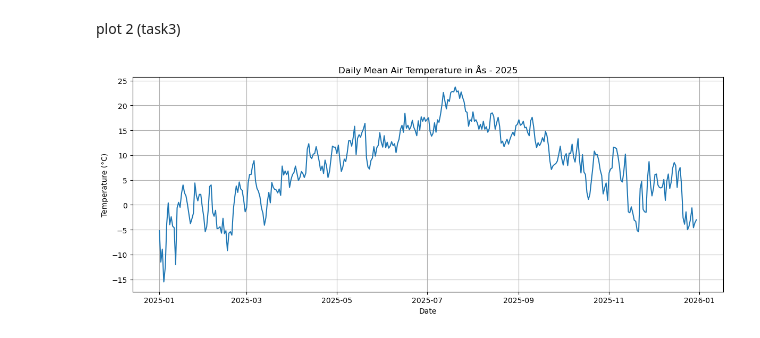
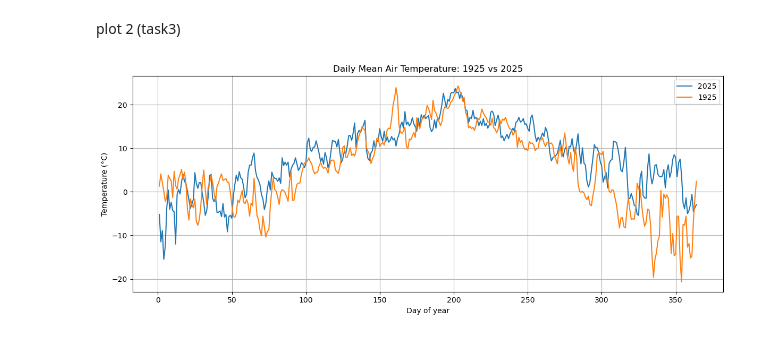
Before and after one commit to AmalieKristine2006/Deliverable_1, a Jupyter notebook: Task_3.ipynb, the cells around one changed output. Drawn from its saved outputs; the diff is of its cells as text; code cells hidden in the pictures.

Commit message:
task_3_plot

```diff
--- a/Task_3.ipynb
+++ b/Task_3.ipynb
@@ -71,56 +71,60 @@ plt.show()
 # %% [markdown]
 plot 2 (task3)
 # %%
-import requests
-import pandas as pd
-import matplotlib.pyplot as plt
-from frost_id import client_id
+# Requests the daily mean air temperature for all of 1925
+endpoint = 'https://frost.met.no/observations/v0.jsonld'
 
-client_id = client_id
-
-#Requests the daily mean air temperture for all of 2025
-endpoint = 'https://frost.met.no/observations/v0.jsonld'
-parameters = {
-'sources': 'SN17850',
-'elements': 'mean(air_temperature P1D)',
-'referencetime': '2025-01-01/2025-12-31',
+parameters_1925 = {
+    'sources': 'SN17850',
+    'elements': 'mean(air_temperature P1D)',
+    'referencetime': '1925-01-01/1925-12-31',
 }
 
 # Issue an HTTP GET request
-r = requests.get(endpoint, parameters, auth=(client_id,''))
+r_1925 = requests.get(
+    endpoint,
+    parameters_1925,
+    auth=(client_id, '')
+)
+
 # Extract JSON data
-data = r.json()
+data_1925 = r_1925.json()
 
-observations = data["data"]
+observations_1925 = data_1925["data"]
 
-df = pd.DataFrame(observations)
+df_1925 = pd.DataFrame(observations_1925)
 
-
-
-df["temperature"] = df["observations"].apply(
+df_1925["temperature"] = df_1925["observations"].apply(
     lambda x: x[0]["value"]
 )
 
-df["time"] = pd.to_datetime(df["referenceTime"])
+df_1925["time"] = pd.to_datetime(df_1925["referenceTime"])
 
+df["day"] = df["time"].dt.dayofyear
+df_1925["day"] = df_1925["time"].dt.dayofyear
 
+# Create a new figure for the comparison plot
+plt.figure(figsize=(12, 5))
 
-df["temperature"] = df["observations"].apply(
-    lambda x: x[0]["value"]
+plt.plot(
+    df["day"],
+    df["temperature"],
+    label="2025"
 )
 
-df["time"] = pd.to_datetime(df["referenceTime"])
+plt.plot(
+    df_1925["day"],
+    df_1925["temperature"],
+    label="1925"
+)
 
-plt.figure(figsize=(12, 5))
+plt.xlabel("Day of year")
+plt.ylabel("Temperature (°C)")
+plt.title("Daily Mean Air Temperature: 1925 vs 2025")
 
-plt.plot(df["time"], df["temperature"])
-
-plt.xlabel("Date")
-plt.ylabel("Temperature (°C)")
-plt.title("Daily Mean Air Temperature in Ås - 2025")
-
+plt.legend()
 plt.grid(True)
 plt.tight_layout()
 plt.show()
 # %% [output]
-[figure, old version]
+[figure, new version]
```
